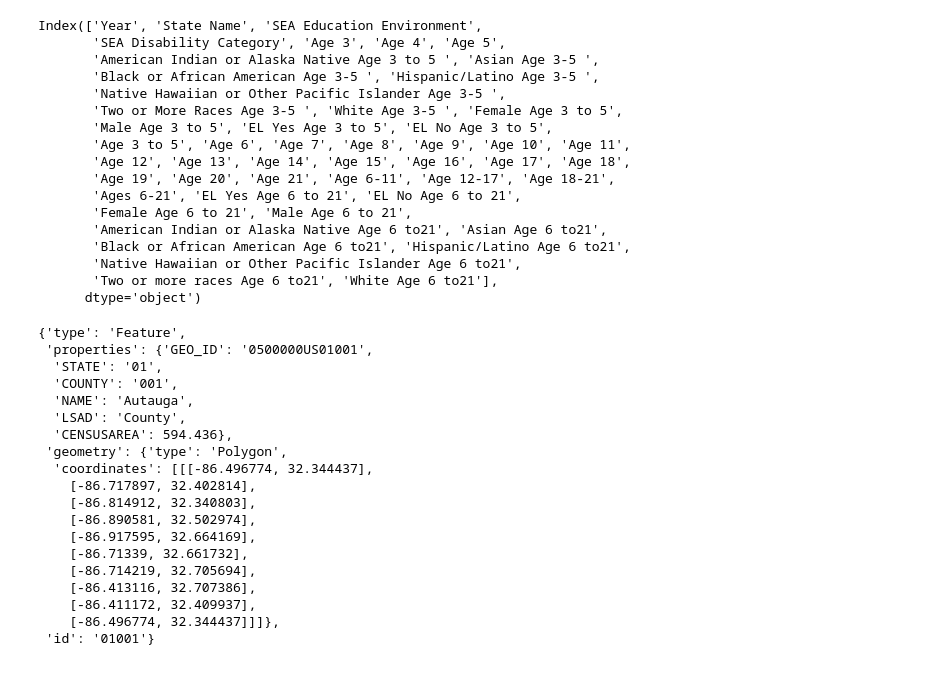
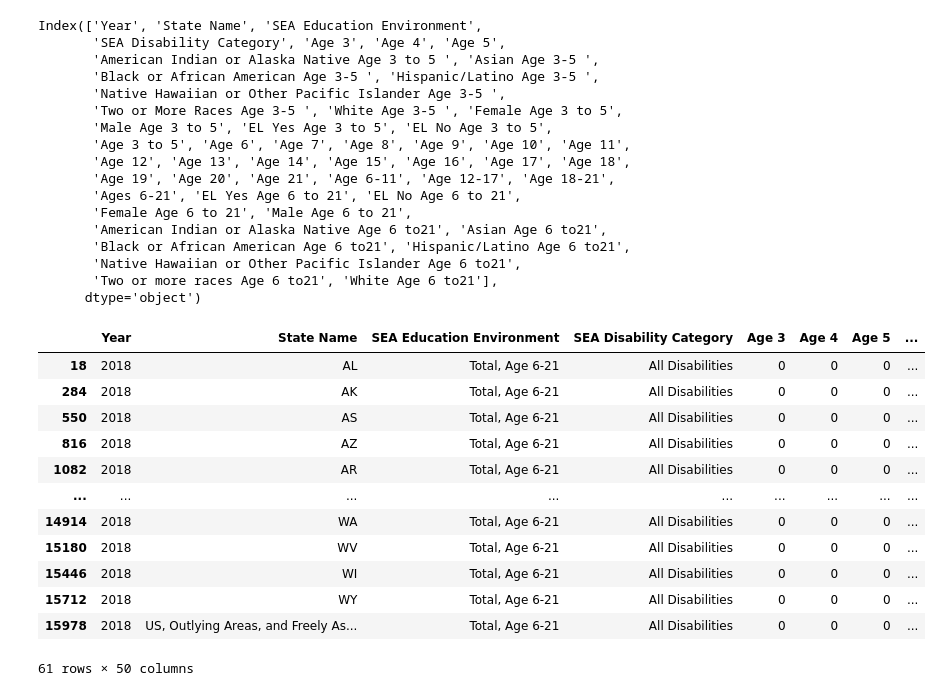
Before and after one commit to Socjon/Special_Ed_Data_Visualizations, a Jupyter notebook: PartB_ChildCount_Environ.ipynb, the cells around one changed output. Saved outputs shown, nothing was run; the diff lists cells and outputs as text; code cells hidden in the pictures.

```diff
--- a/PartB_ChildCount_Environ.ipynb
+++ b/PartB_ChildCount_Environ.ipynb
@@ -166,33 +155,24 @@ Index(['Year', 'State Name', 'SEA Education Environment',
       dtype='object')
 # %%
 tot6_21 = tot6_21.replace({'State Name': states})
-# %%
-from urllib.request import urlopen
-import json
-with urlopen('https://raw.githubusercontent.com/plotly/datasets/master/geojson-counties-fips.json') as response:
-    counties = json.load(response)
-
-counties["features"][0]
-# %% [output]
-{'type': 'Feature',
- 'properties': {'GEO_ID': '0500000US01001',
-  'STATE': '01',
-  'COUNTY': '001',
-  'NAME': 'Autauga',
-  'LSAD': 'County',
-  'CENSUSAREA': 594.436},
- 'geometry': {'type': 'Polygon',
-  'coordinates': [[[-86.496774, 32.344437],
-    [-86.717897, 32.402814],
-    [-86.814912, 32.340803],
-    [-86.890581, 32.502974],
-    [-86.917595, 32.664169],
-    [-86.71339, 32.661732],
-    [-86.714219, 32.705694],
-    [-86.413116, 32.707386],
-    [-86.411172, 32.409937],
-    [-86.496774, 32.344437]]]},
- 'id': '01001'}
 # %%
 import plotly.offline as pyo
 import plotly.graph_objs as go
+# %%
+tot6_21_ALL = tot6_21[tot6_21['SEA Disability Category'] == "All Disabilities"]
+tot6_21_ALL = tot6_21_ALL.replace(np.nan, 0)
+tot6_21_ALL
+# %% [output]
+|  | Year | State Name | SEA Education Environment | SEA Disability Category | Age 3 | Age 4 | Age 5 | ... |
+| 18 | 2018 | AL | Total, Age 6-21 | All Disabilities | 0 | 0 | 0 | ... |
+| 284 | 2018 | AK | Total, Age 6-21 | All Disabilities | 0 | 0 | 0 | ... |
+| 550 | 2018 | AS | Total, Age 6-21 | All Disabilities | 0 | 0 | 0 | ... |
+| 816 | 2018 | AZ | Total, Age 6-21 | All Disabilities | 0 | 0 | 0 | ... |
+| 1082 | 2018 | AR | Total, Age 6-21 | All Disabilities | 0 | 0 | 0 | ... |
+| ... | ... | ... | ... | ... | ... | ... | ... | ... |
+| 14914 | 2018 | WA | Total, Age 6-21 | All Disabilities | 0 | 0 | 0 | ... |
+| 15180 | 2018 | WV | Total, Age 6-21 | All Disabilities | 0 | 0 | 0 | ... |
+| 15446 | 2018 | WI | Total, Age 6-21 | All Disabilities | 0 | 0 | 0 | ... |
+| 15712 | 2018 | WY | Total, Age 6-21 | All Disabilities | 0 | 0 | 0 | ... |
+| 15978 | 2018 | US, Outlying Areas, and Freely As... | Total, Age 6-21 | All Disabilities | 0 | 0 | 0 | ... |
+61 rows × 50 columns
```
Also changed, not shown: parts of 7 cells of this notebook.
